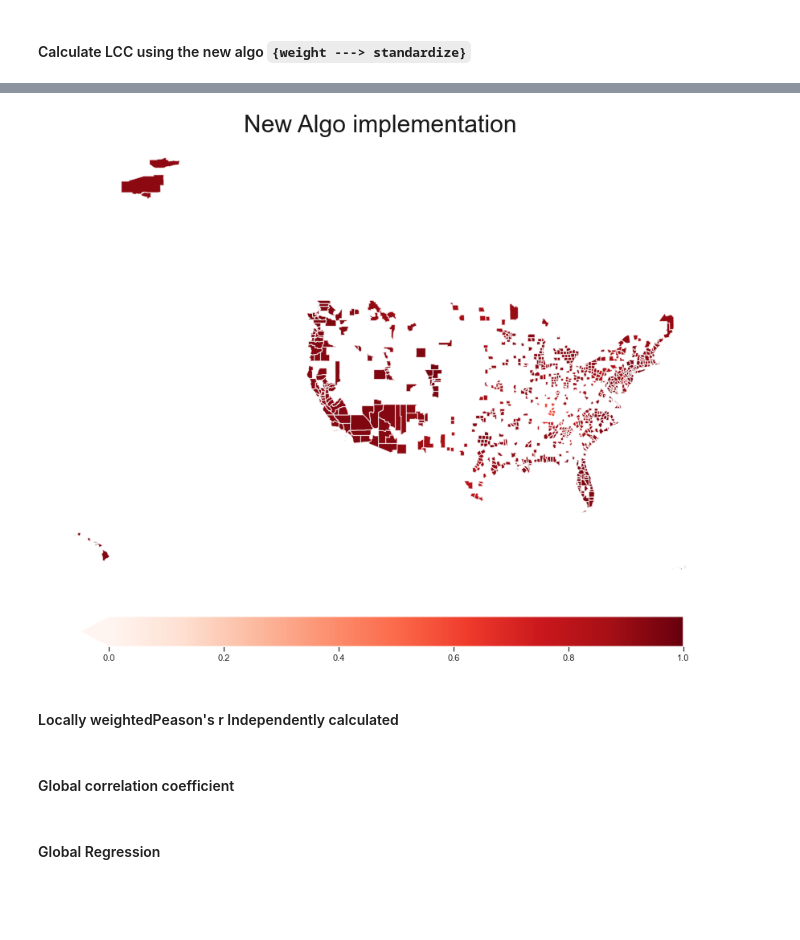
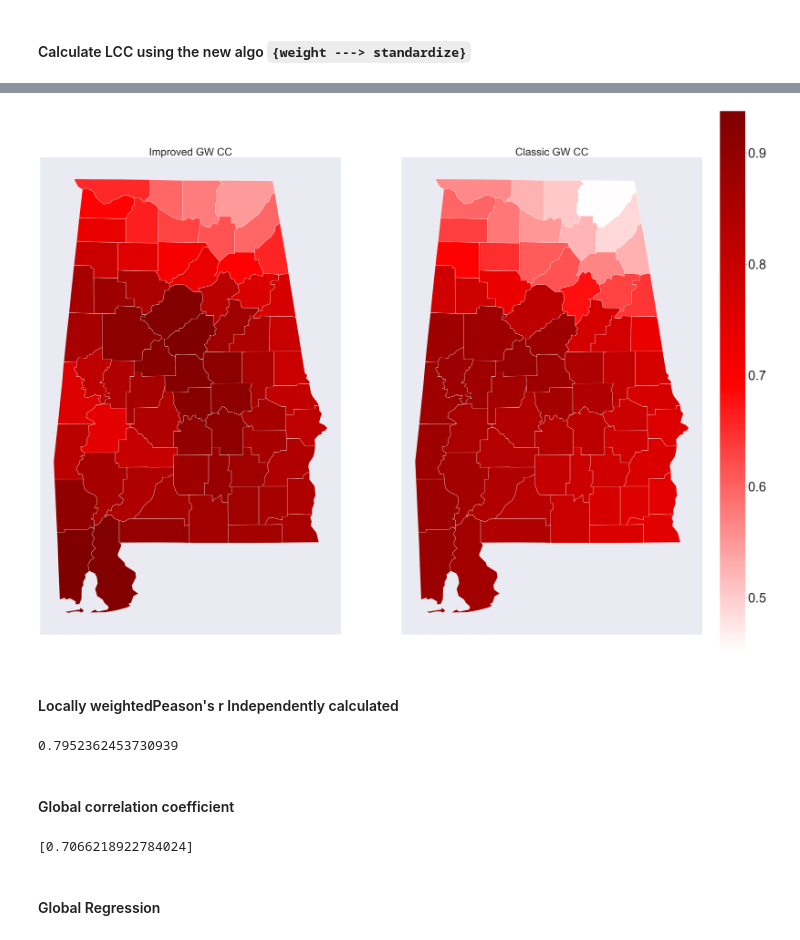
Before and after one commit to marquisvictor/GeogWCC, a Jupyter notebook: Zipcode2County.ipynb, the cells around one changed output, grey strips where cells are left out. Cells and saved outputs as stored; diff of their text form; code cells hidden in the pictures; blank space fills up the shorter version.

```diff
--- a/Zipcode2County.ipynb
+++ b/Zipcode2County.ipynb
@@ -219,19 +201,2 @@ The output visualization above is why I asserted that this method was questionab
 # %%
-data['gwr_calc'] = corr_mat
+gdf['gwr_calc'] = corr_mat
-# %%
-figsize=(14,10)
-fig, ax = plt.subplots(1, figsize=(15, 15))
-
-gdf.plot(column='gwr_calc', ax=ax, cmap='Reds', figsize=figsize, linewidth=0.5,)
-
-ax.axis("off")
-
-scatter = ax.collections[-1]
-plt.colorbar(scatter, ax=ax, extend='min', orientation='horizontal', fraction=0.046, pad=0.04)
-gdf.boundary.plot(ax=ax, color='gray',alpha=0.2)
-
-
-plt.title("old algo extracted from GWR codebase", fontsize='30', color='k')
-
-
-plt.savefig("./images/gwr_calc")
@@ -265,23 +228,3 @@ X0                        0.917      0.045      0.601      0.928      0.972
 ===========================================================================
 # %%
-data['new_algo_params'] = gwr_results_n.params
+gdf['new_algo_params'] = gwr_results_n.params
-# %%
-figsize=(14,10)
-colors = 6
-fig, ax = plt.subplots(1, figsize=(15, 15))
-
-gdf.plot(column='new_algo_params', ax=ax, cmap='Reds', figsize=figsize, linewidth=0.5, vmin=0, vmax=1)
-
-ax.axis("off")
-
-scatter = ax.collections[-1]
-plt.colorbar(scatter, ax=ax, extend='min', orientation='horizontal', fraction=0.046, pad=0.04)
-gdf.boundary.plot(ax=ax,color='white',alpha=0.2)
-
-
-plt.title("New Algo implementation", fontsize='30', color='k')
-
-
-plt.savefig("./images/new_algo")
-# %% [output]
-[figure, removed]
@@ -288,23 +395,33 @@ plt.savefig("./images/new_algo")
+# %%
+# from utils import compare_surfaces
+
+compare_surfaces(gdf, 'new_algo_params', 'gwr_calc', savefig='./figs/usecase2_county.png')
+# %% [output]
+[figure, added]
 # %% [markdown]
 #### Locally weightedPeason's r Independently calculated
 # %%
-# corr = []
+corr = []
 
-# for i in range(len(g_X)):
-#     wi = gwr_results_o.model._build_wi(i, gwr_bw_o).reshape(-1,1)
-#     xw = g_X*wi
-#     yw = g_y*wi
-#     corr_coef, _ = stats.pearsonr(xw.flatten(), yw.flatten())
-#     corr.append(corr_coef)
+for i in range(len(g_X)):
+    wi = gwr_results_o.model._build_wi(i, gwr_bw_o).reshape(-1,1)
+    xw = g_X*wi
+    yw = g_y*wi
+    corr_coef, _ = stats.pearsonr(xw.flatten(), yw.flatten())
+    corr.append(corr_coef)
 
-# np.array(corr).mean()
+np.array(corr).mean()
+# %% [output]
+0.7952362453730939
 # %% [markdown]
 #### Global correlation coefficient
 # %%
-# corr_g = []
-# corr_coef, _ = stats.pearsonr(g_X.flatten(), g_y.flatten())
-# corr_g.append(corr_coef)
-# corr_g
+corr_g = []
+corr_coef, _ = stats.pearsonr(g_X.flatten(), g_y.flatten())
+corr_g.append(corr_coef)
+corr_g
+# %% [output]
+[0.7066218922784024]
 # %% [markdown]
 #### Global Regression
 # %%
```
Also changed, not shown: parts of 32 cells of this notebook, 17 other files.
